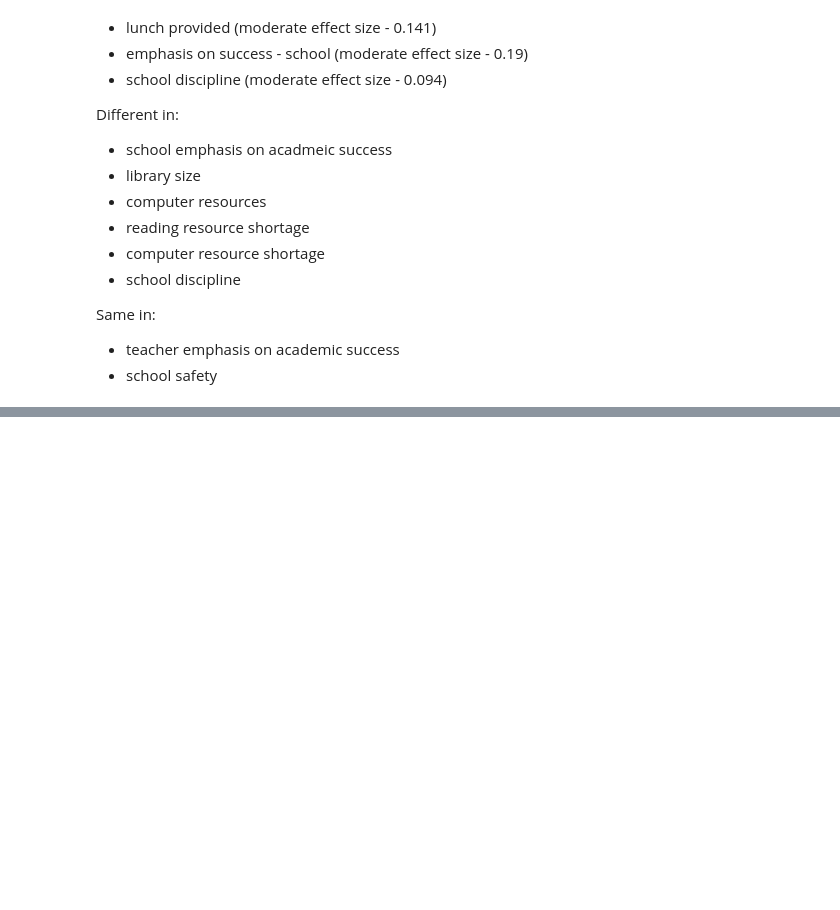
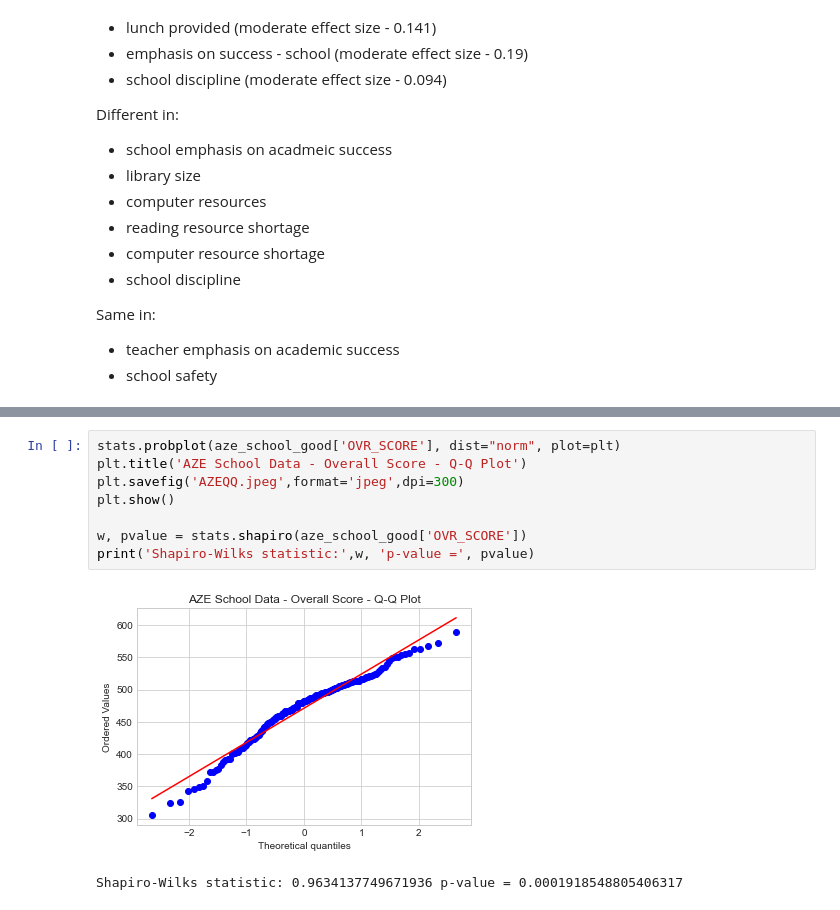
Before and after one commit to Regailia/MIE1413, a Jupyter notebook: Initial Analysis.ipynb, the cells around one changed output, grey strips where cells are left out. Saved outputs shown, nothing was run; the diff lists cells and outputs as text; blank space fills up the shorter version.

```diff
--- a/Initial Analysis.ipynb
+++ b/Initial Analysis.ipynb
@@ -1989,0 +2032,11 @@ Same in:
+# %%
+stats.probplot(aze_school_good['OVR_SCORE'], dist="norm", plot=plt)
+plt.title('AZE School Data - Overall Score - Q-Q Plot')
+plt.savefig('AZEQQ.jpeg',format='jpeg',dpi=300)
+plt.show()
+
+w, pvalue = stats.shapiro(aze_school_good['OVR_SCORE'])
+print('Shapiro-Wilks statistic:',w, 'p-value =', pvalue)
+# %% [output]
+[figure, added]
+Shapiro-Wilks statistic: 0.9634137749671936 p-value = 0.0001918548805406317
```
Also changed, not shown: parts of 27 cells of this notebook, 1 other file.
